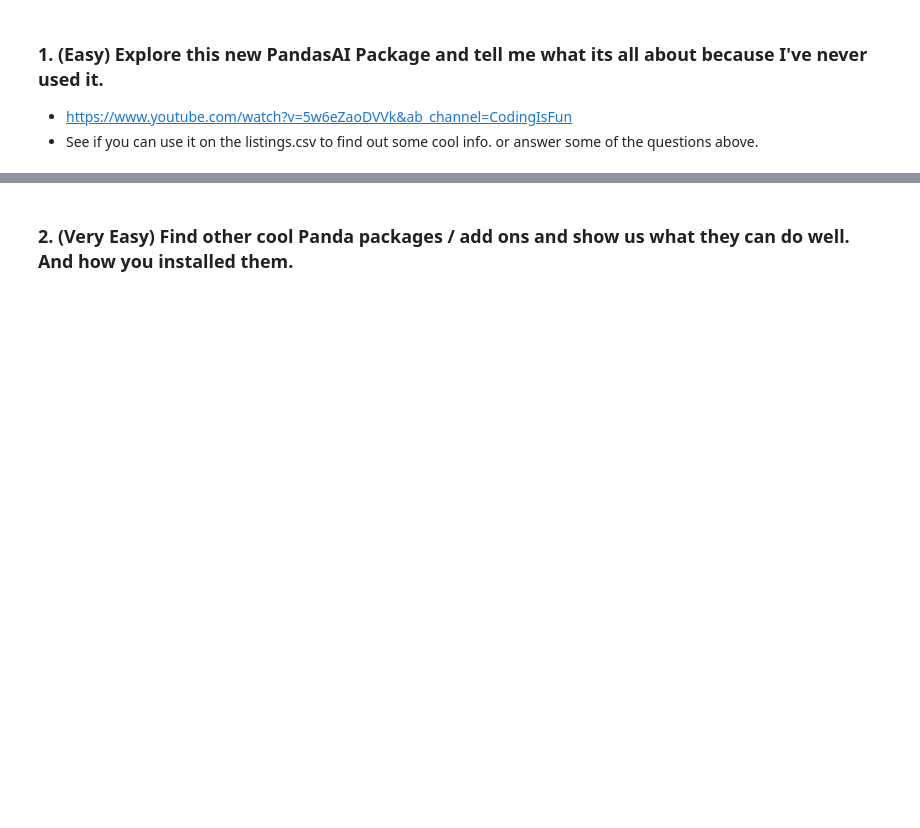
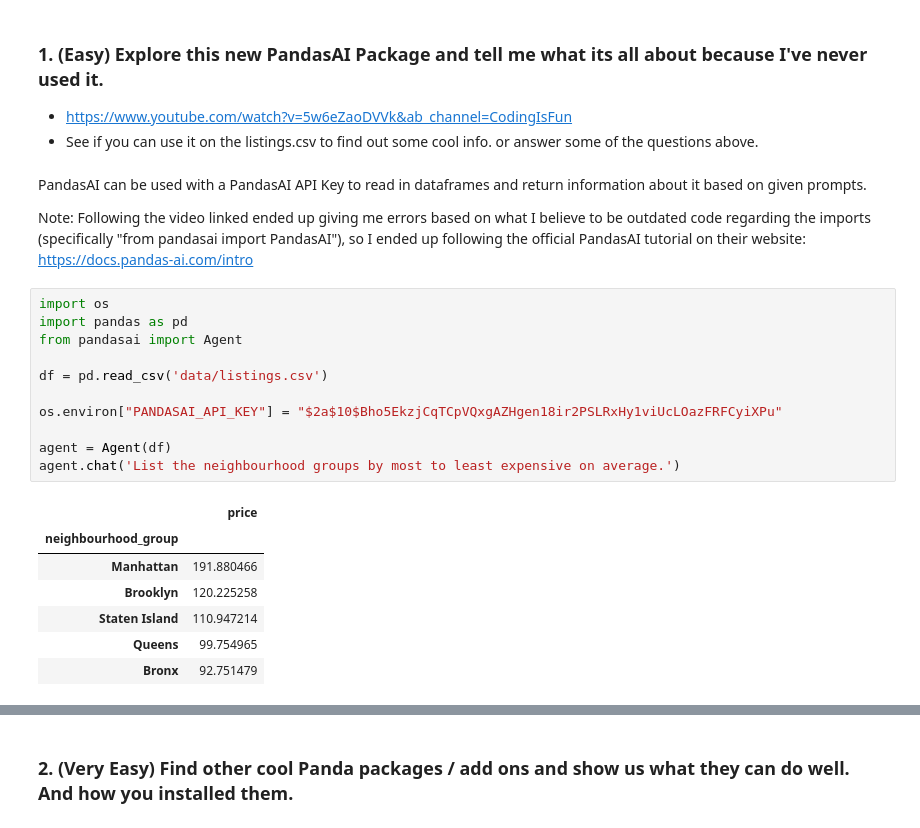
Before and after one commit to alyliann/my-fork-2024-DS-Tue, a Jupyter notebook: Week-01-Pandas/Exercise-AV.ipynb, the cells around one changed output, grey strips where cells are left out. Saved outputs shown, nothing was run; the diff lists cells and outputs as text; blank space fills up the shorter version.

```diff
--- a/Week-01-Pandas/Exercise-AV.ipynb
+++ b/Week-01-Pandas/Exercise-AV.ipynb
@@ -298,3 +298,26 @@ Every question below this cell is extra credit and optional.
 ### 1. (Easy) Explore this new PandasAI Package and tell me what its all about because I've never used it.
 * https://www.youtube.com/watch?v=5w6eZaoDVVk&ab_channel=CodingIsFun
 * See if you can use it on the listings.csv to find out some cool info. or answer some of the questions above.
+# %% [markdown]
+PandasAI can be used with a PandasAI API Key to read in dataframes and return information about it based on given prompts.
+
+Note: Following the video linked ended up giving me errors based on what I believe to be outdated code regarding the imports (specifically "from pandasai import PandasAI"), so I ended up following the official PandasAI tutorial on their website: https://docs.pandas-ai.com/intro
+# %%
+import os
+import pandas as pd
+from pandasai import Agent
+
+df = pd.read_csv('data/listings.csv')
+
+os.environ["PANDASAI_API_KEY"] = "$2a$10$Bho5EkzjCqTCpVQxgAZHgen18ir2PSLRxHy1viUcLOazFRFCyiXPu"
+
+agent = Agent(df)
+agent.chat('List the neighbourhood groups by most to least expensive on average.')
+# %% [output]
+|  | price |
+| neighbourhood_group |  |
+| Manhattan | 191.880466 |
+| Brooklyn | 120.225258 |
+| Staten Island | 110.947214 |
+| Queens | 99.754965 |
+| Bronx | 92.751479 |
```
Also changed, not shown: parts of 1 cell of this notebook.
